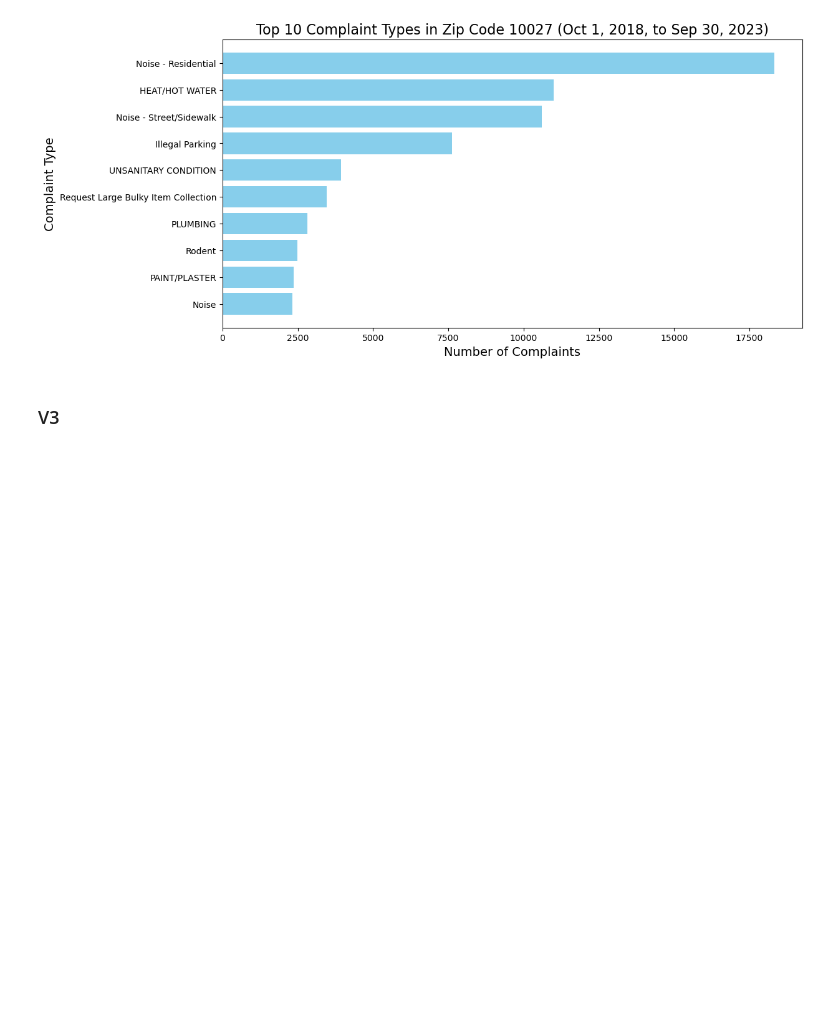
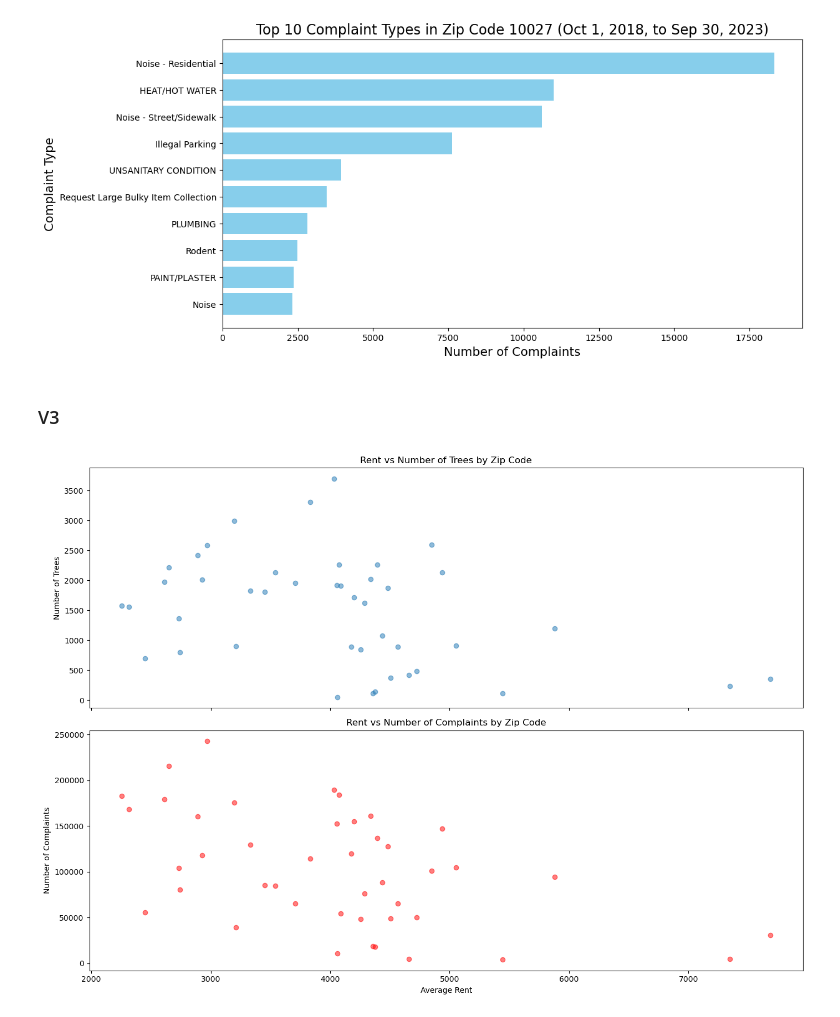
Before and after one commit to hc3425/Group1_Final_Project, a Jupyter notebook: Final_Project.ipynb, the cells around one changed output. Drawn from its saved outputs; the diff is of its cells as text; code cells hidden in the pictures; blank space fills up the shorter version.

```diff
--- a/Final_Project.ipynb
+++ b/Final_Project.ipynb
@@ -741,5 +741,57 @@ plt.gca().invert_yaxis()  # Invert y-axis to display the highest count at the to
 plt.show()
 # %% [output]
 [figure]
-# %% [markdown]
-### V3
+# %% [markdown]
+### V3
+# %%
+query_rent = """
+SELECT zipcode, "2023-09-30" AS average_rent
+FROM rents;
+"""
+df_rent = pd.read_sql(query_rent, engine)
+
+# Query to get the tree count data by zip code
+query_trees = """
+SELECT zipcode, COUNT(*) AS tree_count
+FROM trees
+GROUP BY zipcode;
+"""
+df_trees = pd.read_sql(query_trees, engine)
+
+# Query to get the complaints count data by zip code
+query_complaints = """
+SELECT zipcode, COUNT(*) AS complaint_count
+FROM complaints
+WHERE created_date BETWEEN '2015-01-01' AND '2023-09-30'
+GROUP BY zipcode;
+"""
+df_complaints = pd.read_sql(query_complaints, engine)
+
+# Merge the datasets on zipcode
+df_merged = df_rent.merge(df_trees, on='zipcode', how='left').merge(df_complaints, on='zipcode', how='left')
+
+# Convert columns to numeric and handle missing values
+df_merged['average_rent'] = pd.to_numeric(df_merged['average_rent'], errors='coerce')
+df_merged['tree_count'] = pd.to_numeric(df_merged['tree_count'], errors='coerce')
+df_merged['complaint_count'] = pd.to_numeric(df_merged['complaint_count'], errors='coerce')
+df_merged.dropna(inplace=True)
+
+# Now create the visualizations
+fig, axs = plt.subplots(2, 1, figsize=(14, 10), sharex=True)
+
+# Rent vs. Number of Trees
+axs[0].scatter(df_merged['average_rent'], df_merged['tree_count'], alpha=0.5)
+axs[0].set_ylabel('Number of Trees')
+axs[0].set_title('Rent vs Number of Trees by Zip Code')
+
+# Rent vs. Number of Complaints
+axs[1].scatter(df_merged['average_rent'], df_merged['complaint_count'], alpha=0.5, color='red')
+axs[1].set_xlabel('Average Rent')
+axs[1].set_ylabel('Number of Complaints')
+axs[1].set_title('Rent vs Number of Complaints by Zip Code')
+
+# Show the plot
+plt.tight_layout()
+plt.show()
+# %% [output]
+[figure, added]
```
